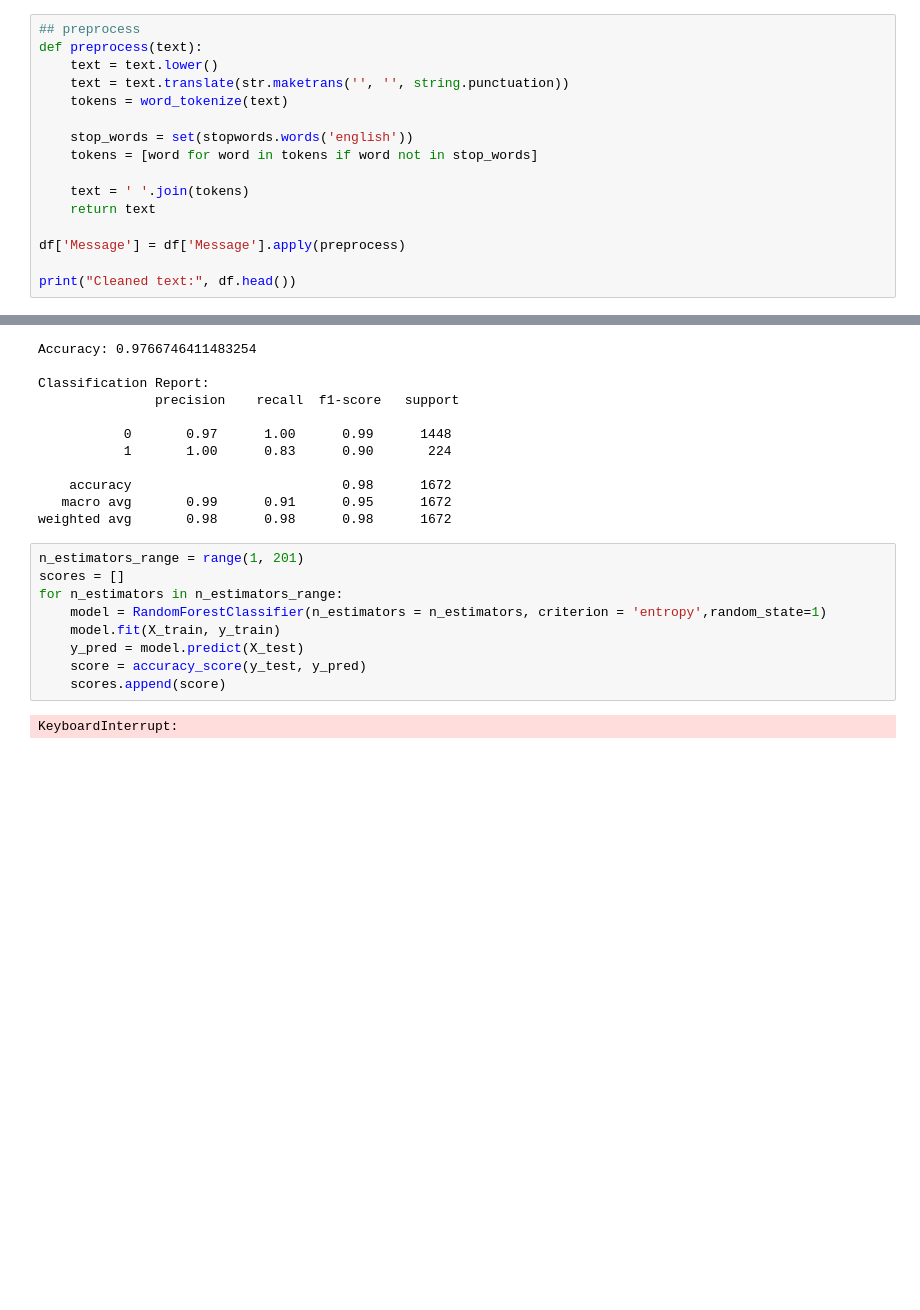
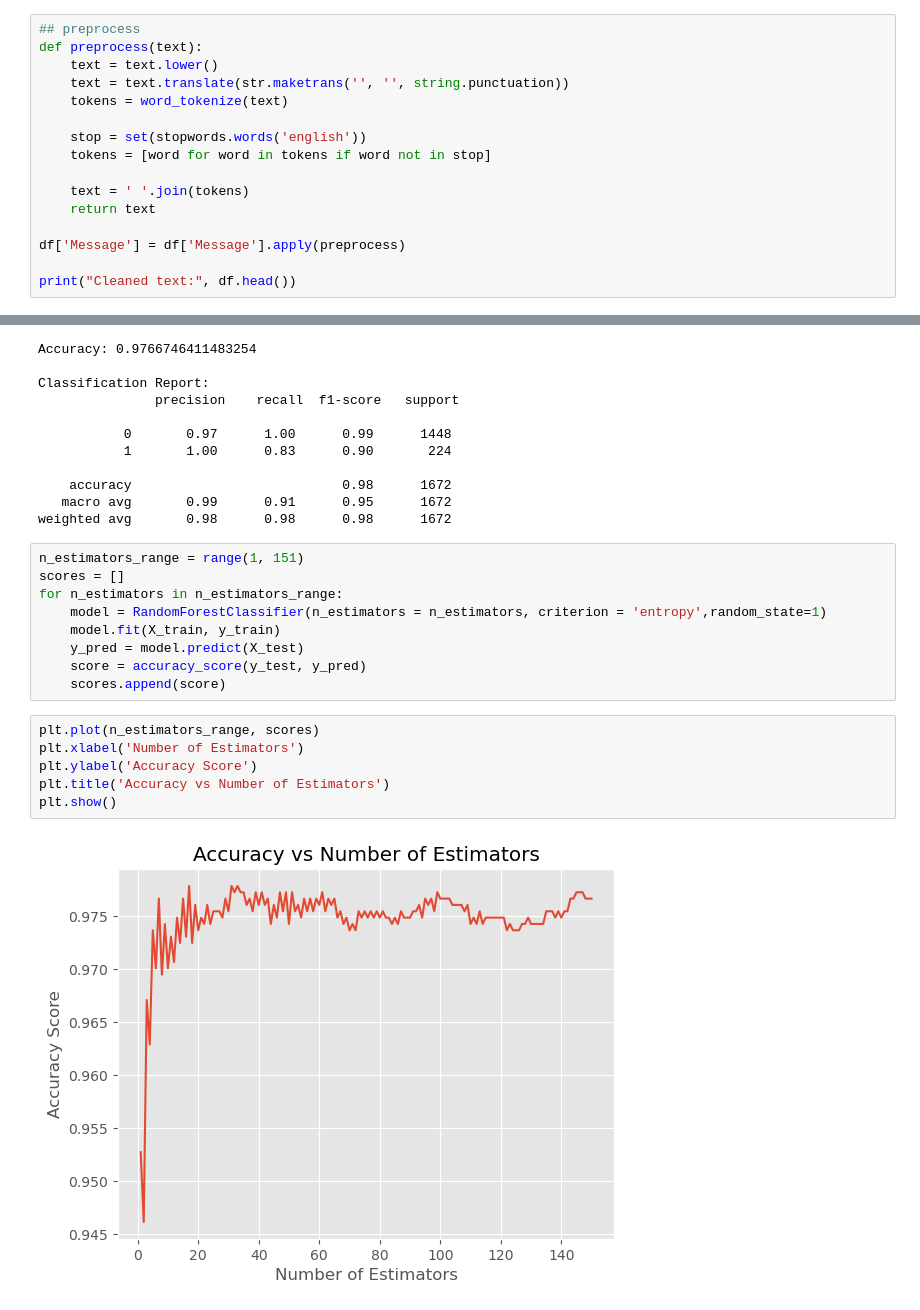
Before and after one commit to jimmy080823/NLP_final, a Jupyter notebook: final_assignment.ipynb, the cells around one changed output, grey strips where cells are left out. Cells and saved outputs as stored; diff of their text form; blank space fills up the shorter version.

```diff
--- a/final_assignment.ipynb
+++ b/final_assignment.ipynb
@@ -82,8 +80,8 @@ def preprocess(text):
     text = text.translate(str.maketrans('', '', string.punctuation))
     tokens = word_tokenize(text)
 
-    stop_words = set(stopwords.words('english'))
-    tokens = [word for word in tokens if word not in stop_words]
+    stop = set(stopwords.words('english'))
+    tokens = [word for word in tokens if word not in stop]
 
     text = ' '.join(tokens)
     return text
@@ -169,7 +167,7 @@ Classification Report:
    macro avg       0.99      0.91      0.95      1672
 weighted avg       0.98      0.98      0.98      1672
 # %%
-n_estimators_range = range(1, 201)
+n_estimators_range = range(1, 151)
 scores = []
 for n_estimators in n_estimators_range:
     model = RandomForestClassifier(n_estimators = n_estimators, criterion = 'entropy',random_state=1)
@@ -177,5 +175,11 @@ for n_estimators in n_estimators_range:
     y_pred = model.predict(X_test)
     score = accuracy_score(y_test, y_pred)
     scores.append(score)
-# %% [output]
-KeyboardInterrupt:
+# %%
+plt.plot(n_estimators_range, scores)
+plt.xlabel('Number of Estimators')
+plt.ylabel('Accuracy Score')
+plt.title('Accuracy vs Number of Estimators')
+plt.show()
+# %% [output]
+[figure, added]
```
Also changed, not shown: parts of 2 cells of this notebook.
